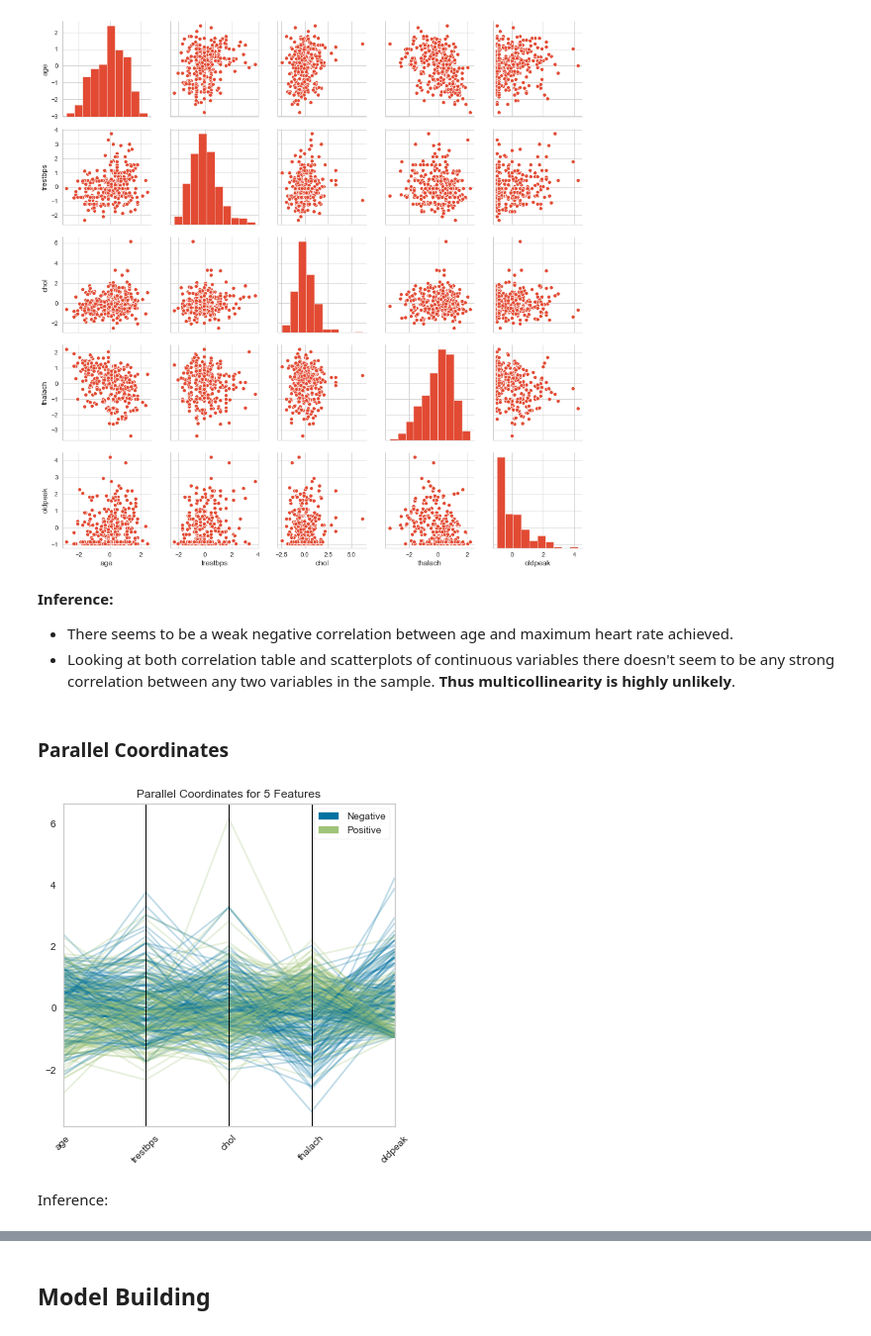
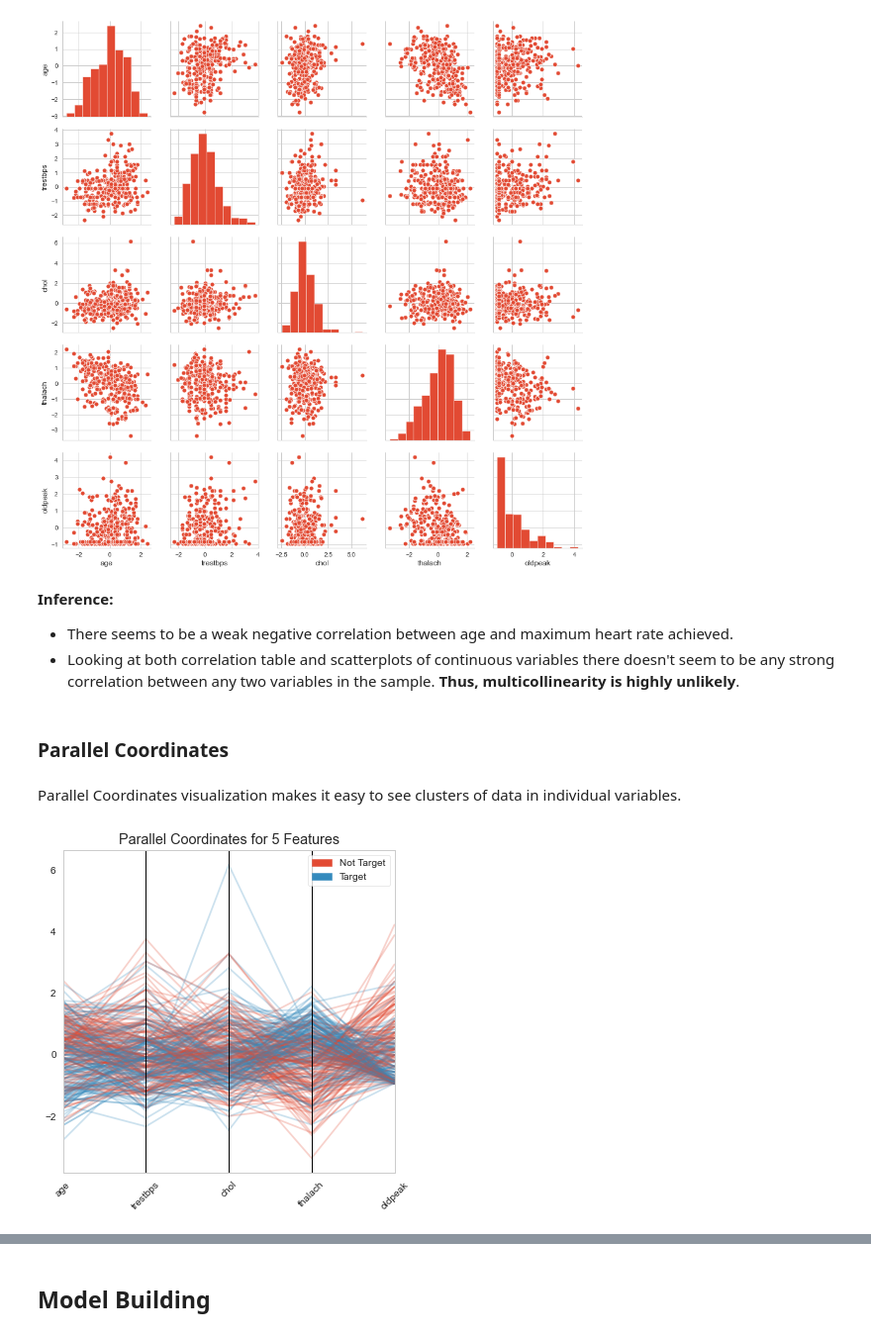
Before and after one commit to kovusseyit/Heart_UCI, a Jupyter notebook: heart_uci.ipynb, the cells around one changed output, grey strips where cells are left out. Shown at 99% size. Saved outputs shown, nothing was run; the diff lists cells and outputs as text; code cells hidden in the pictures.

Commit message:
add inferences, notes, more cleanup, finalize

```diff
--- a/heart_uci.ipynb
+++ b/heart_uci.ipynb
@@ -369,19 +383,19 @@ sns.pairplot(X.loc[:, ord_cols]);
 # %% [markdown]
 **Inference:**
 - There seems to be a weak negative correlation between age and maximum heart rate achieved.
-- Looking at both correlation table and scatterplots of continuous variables there doesn't seem to be any strong correlation between any two variables in the sample. **Thus multicollinearity is highly unlikely**.
+- Looking at both correlation table and scatterplots of continuous variables there doesn't seem to be any strong correlation between any two variables in the sample. **Thus, multicollinearity is highly unlikely**.
 # %% [markdown]
 ### Parallel Coordinates
+# %% [markdown]
+Parallel Coordinates visualization makes it easy to see clusters of data in individual variables.
 # %%
 from yellowbrick.features import ParallelCoordinates
 # %%
 fig, ax = plt.subplots(figsize=(6, 6))
-pc = ParallelCoordinates(classes=['Negative', 'Positive'], features=ord_cols, alpha=0.25)
+pc = ParallelCoordinates(classes=['Not Target', 'Target'], features=ord_cols, alpha=0.25)
 pc.fit(X[ord_cols], y)
 pc.transform(X[ord_cols])
 ax.set_xticklabels(ax.get_xticklabels(), rotation=45)
 pc.poof();
 # %% [output]
-[figure, old version]
+[figure, new version]
-# %% [markdown]
-Inference:
```
Also changed, not shown: parts of 118 cells of this notebook.
